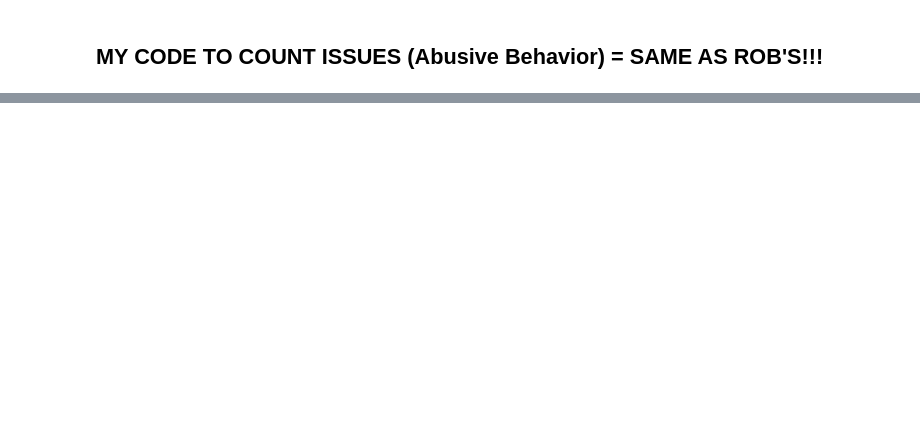
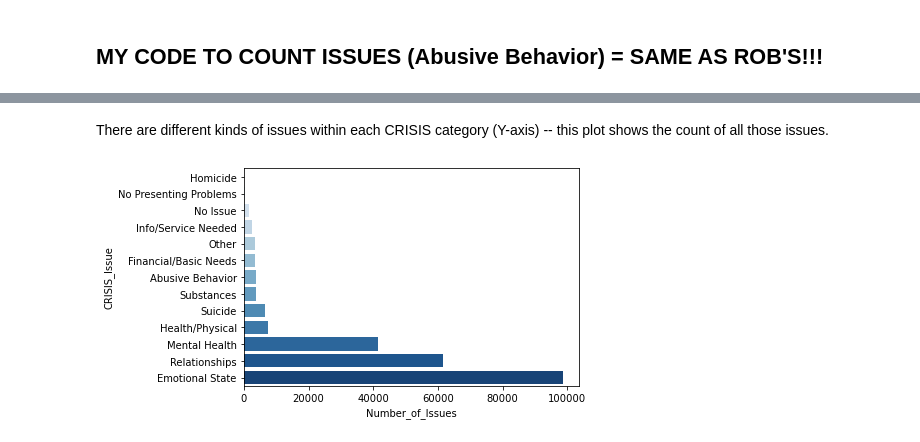
Before and after one commit to NSS-Data-Analytics-Cohort-6/fcs-crisis-data-campers, a Jupyter notebook: notebooks/FCS_project_datacampers.ipynb, the cells around one changed output, grey strips where cells are left out. Saved outputs shown, nothing was run; the diff lists cells and outputs as text; code cells hidden in the pictures; blank space fills up the shorter version.

```diff
--- a/notebooks/FCS_project_datacampers.ipynb
+++ b/notebooks/FCS_project_datacampers.ipynb
@@ -154,0 +249,11 @@ ab.sum()
+# %% [markdown]
+There are different kinds of issues within each CRISIS category (Y-axis) -- this plot shows the count of all those issues.
+# %%
+# Redoing above plot in seaborn, I'll play around with this on my own time
+sns.barplot(x = issue_count_df.Number_of_Issues,
+            y = issue_count_df.CRISIS_Issue,
+            data = issue_count_df,
+            palette = "Blues");
+# Lol it's flipped
+# %% [output]
+[figure, added]
```
Also changed, not shown: parts of 30 cells of this notebook.
